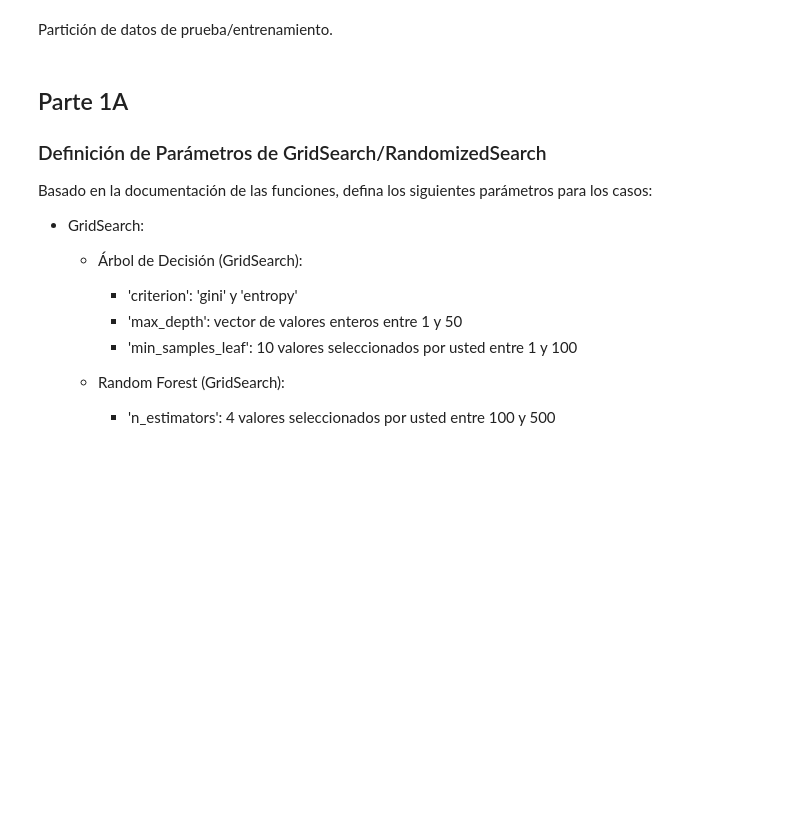
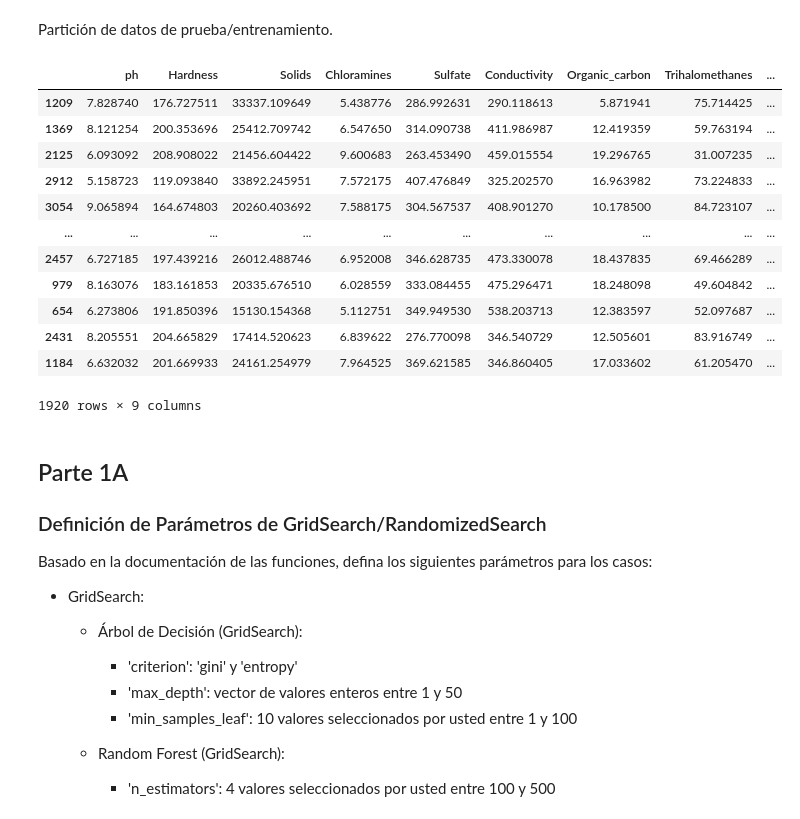
Before and after one commit to dfosorio111/ML-IELE-, a Jupyter notebook: ML_hw4.ipynb, the cells around one changed output. Cells and saved outputs as stored; diff of their text form; code cells hidden in the pictures; blank space fills up the shorter version.

```diff
--- a/ML_hw4.ipynb
+++ b/ML_hw4.ipynb
@@ -138,8 +153,22 @@ from sklearn.metrics import classification_report
 Partición de datos de prueba/entrenamiento.
 # %%
 # dividir base en train-set y test-set
-X_train,X_test,y_train,y_test=train_test_split(X,y,test_size=0.20,random_state=100)
+x_train,x_test,y_train,y_test=train_test_split(X,y,test_size=0.20,random_state=100)
 x_train
+# %% [output]
+|  | ph | Hardness | Solids | Chloramines | Sulfate | Conductivity | Organic_carbon | Trihalomethanes | ... |
+| 1209 | 7.828740 | 176.727511 | 33337.109649 | 5.438776 | 286.992631 | 290.118613 | 5.871941 | 75.714425 | ... |
+| 1369 | 8.121254 | 200.353696 | 25412.709742 | 6.547650 | 314.090738 | 411.986987 | 12.419359 | 59.763194 | ... |
+| 2125 | 6.093092 | 208.908022 | 21456.604422 | 9.600683 | 263.453490 | 459.015554 | 19.296765 | 31.007235 | ... |
+| 2912 | 5.158723 | 119.093840 | 33892.245951 | 7.572175 | 407.476849 | 325.202570 | 16.963982 | 73.224833 | ... |
+| 3054 | 9.065894 | 164.674803 | 20260.403692 | 7.588175 | 304.567537 | 408.901270 | 10.178500 | 84.723107 | ... |
+| ... | ... | ... | ... | ... | ... | ... | ... | ... | ... |
+| 2457 | 6.727185 | 197.439216 | 26012.488746 | 6.952008 | 346.628735 | 473.330078 | 18.437835 | 69.466289 | ... |
+| 979 | 8.163076 | 183.161853 | 20335.676510 | 6.028559 | 333.084455 | 475.296471 | 18.248098 | 49.604842 | ... |
+| 654 | 6.273806 | 191.850396 | 15130.154368 | 5.112751 | 349.949530 | 538.203713 | 12.383597 | 52.097687 | ... |
+| 2431 | 8.205551 | 204.665829 | 17414.520623 | 6.839622 | 276.770098 | 346.540729 | 12.505601 | 83.916749 | ... |
+| 1184 | 6.632032 | 201.669933 | 24161.254979 | 7.964525 | 369.621585 | 346.860405 | 17.033602 | 61.205470 | ... |
+1920 rows × 9 columns
 # %% [markdown]
 ## Parte 1A
 
```
Also changed, not shown: parts of 13 cells of this notebook, 3 other files.
